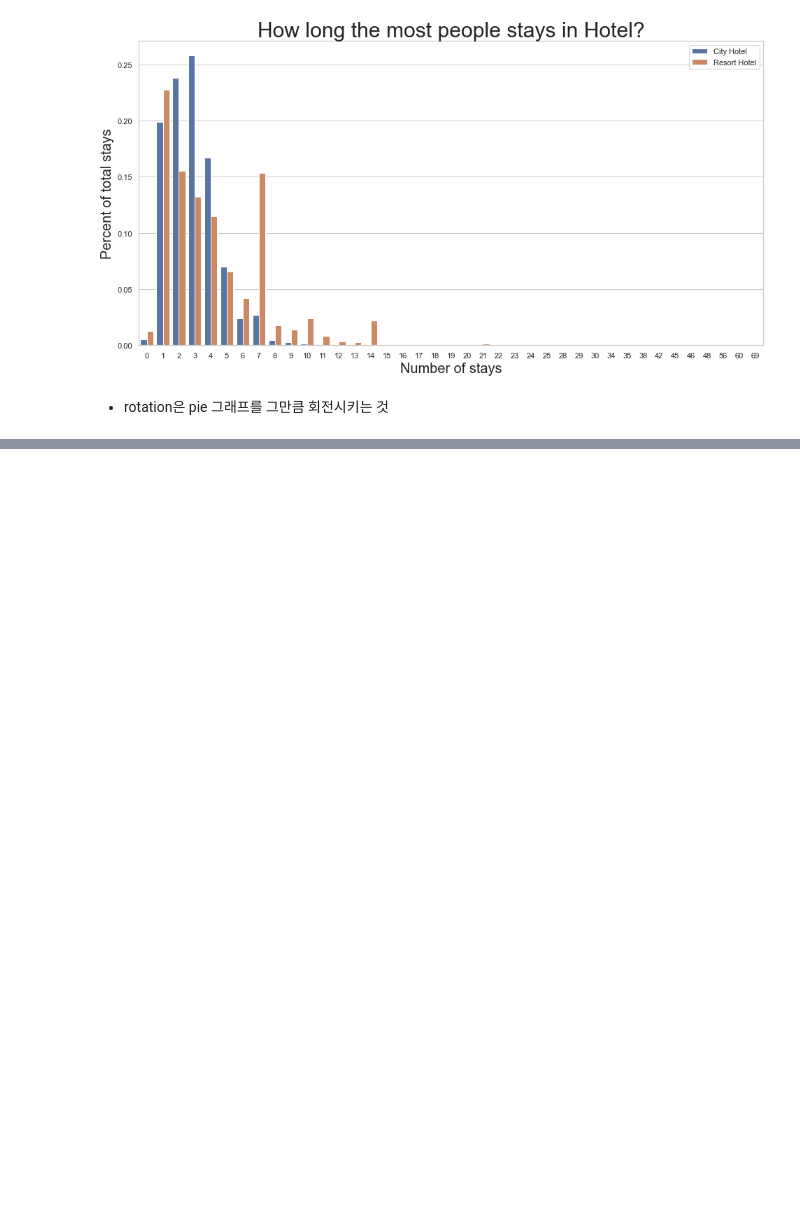
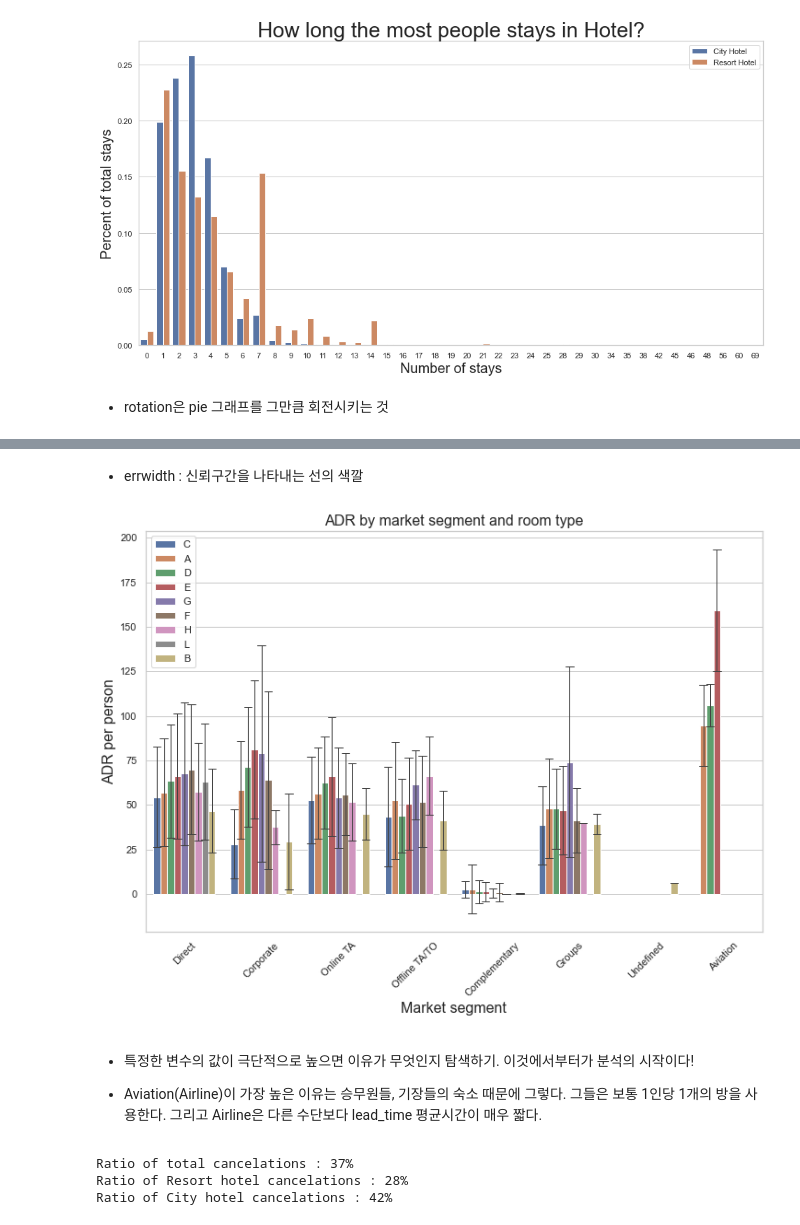
Before and after one commit to young-hun-jo/KaggleStruggle, a Jupyter notebook: hotel_booking/notebook_transcription.ipynb, the cells around one changed output, grey strips where cells are left out. Drawn from its saved outputs; the diff is of its cells as text; code cells hidden in the pictures; blank space fills up the shorter version.

```diff
--- a/hotel_booking/notebook_transcription.ipynb
+++ b/hotel_booking/notebook_transcription.ipynb
@@ -335,3 +349,41 @@ fig.update_traces(textinfo='percent+value+label',
                  rotation=-50)
 # %% [output]
 [interactive output not drawn]
+# %% [markdown]
+- errwidth : 신뢰구간을 나타내는 선의 색깔
+# %%
+# market_segment와 room type별로 하룻 밤당 가격 분포 barxplot그리기
+plt.figure(figsize=(12,8))
+sns.barplot(x='market_segment',
+           y='adr_pp', hue='reserved_room_type',
+           data=full_data_cln,
+           ci='sd', errwidth=1, capsize=0.1)
+plt.title('ADR by market segment and room type', fontsize=16)
+plt.xlabel('Market segment', fontsize=16)
+plt.xticks(rotation=45)
+plt.ylabel('ADR per person', fontsize=16)
+plt.legend(loc='upper left')
+plt.show()
+# %% [output]
+[figure, added]
+# %% [markdown]
+- 특정한 변수의 값이 극단적으로 높으면 이유가 무엇인지 탐색하기. 이것에서부터가 분석의 시작이다!
+
+- Aviation(Airline)이 가장 높은 이유는 승무원들, 기장들의 숙소 때문에 그렇다. 그들은 보통 1인당 1개의 방을 사용한다. 그리고 Airline은 다른 수단보다 lead_time 평균시간이 매우 짧다.
+# %%
+# 예약이 얼마나 취소될까!?
+total_cancel = full_data_cln['is_canceled'].sum()
+rh_cancel = full_data_cln.loc[full_data_cln['hotel']=='Resort Hotel']['is_canceled'].sum()
+ch_cancel = full_data_cln.loc[full_data_cln['hotel']=='City Hotel']['is_canceled'].sum()
+
+# 백분율로 전환하기
+pcnt_total = total_cancel / full_data_cln.shape[0] * 100
+pcnt_rh = rh_cancel / full_data_cln[full_data_cln['hotel']=='Resort Hotel'].shape[0] * 100
+pcnt_ch = ch_cancel / full_data_cln[full_data_cln['hotel']=='City Hotel'].shape[0] * 100
+print(f"Ratio of total cancelations : {pcnt_total:.0f}%")
+print(f"Ratio of Resort hotel cancelations : {pcnt_rh:.0f}%")
+print(f"Ratio of City hotel cancelations : {pcnt_ch:.0f}%")
+# %% [output]
+Ratio of total cancelations : 37%
+Ratio of Resort hotel cancelations : 28%
+Ratio of City hotel cancelations : 42%
```
Also changed, not shown: parts of 5 cells of this notebook.
